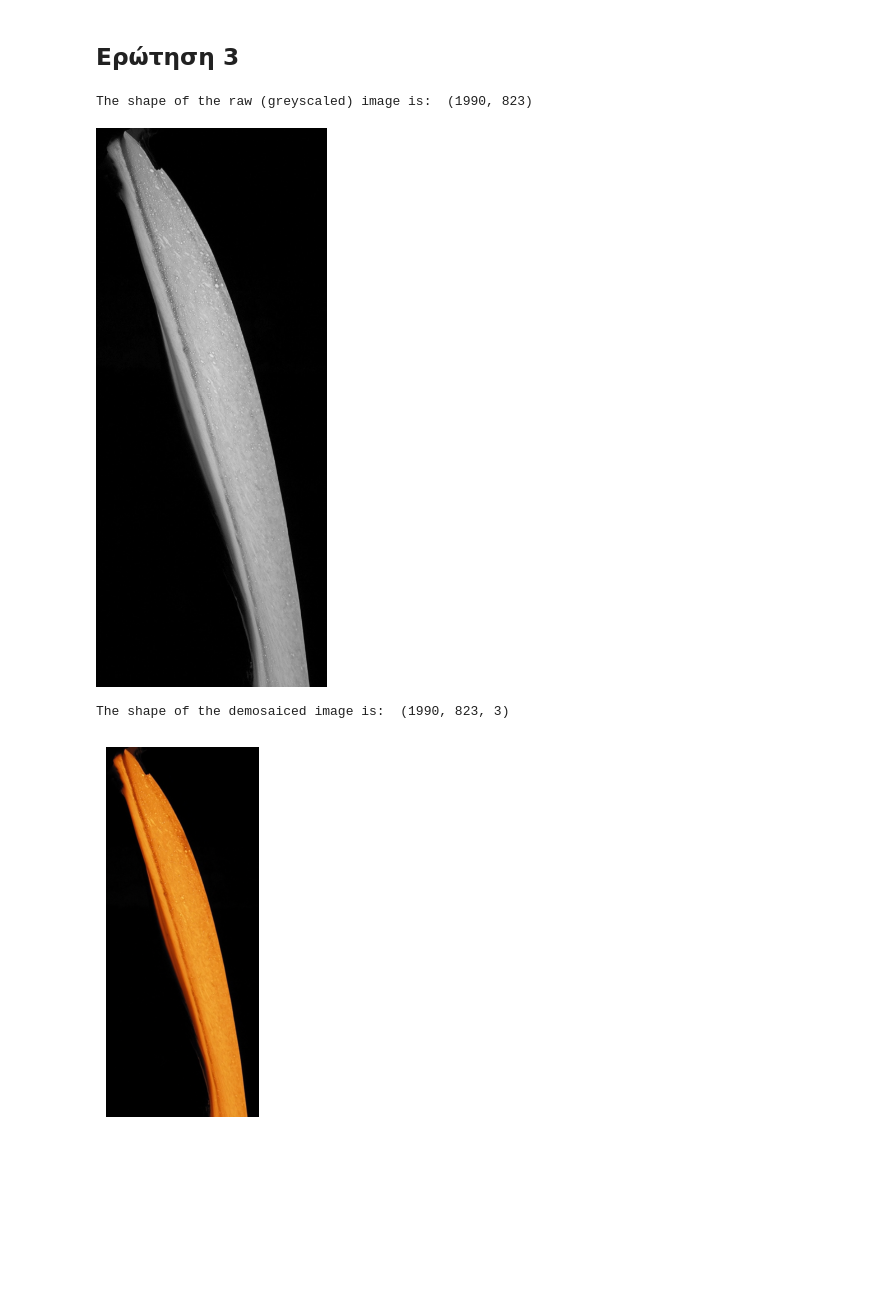
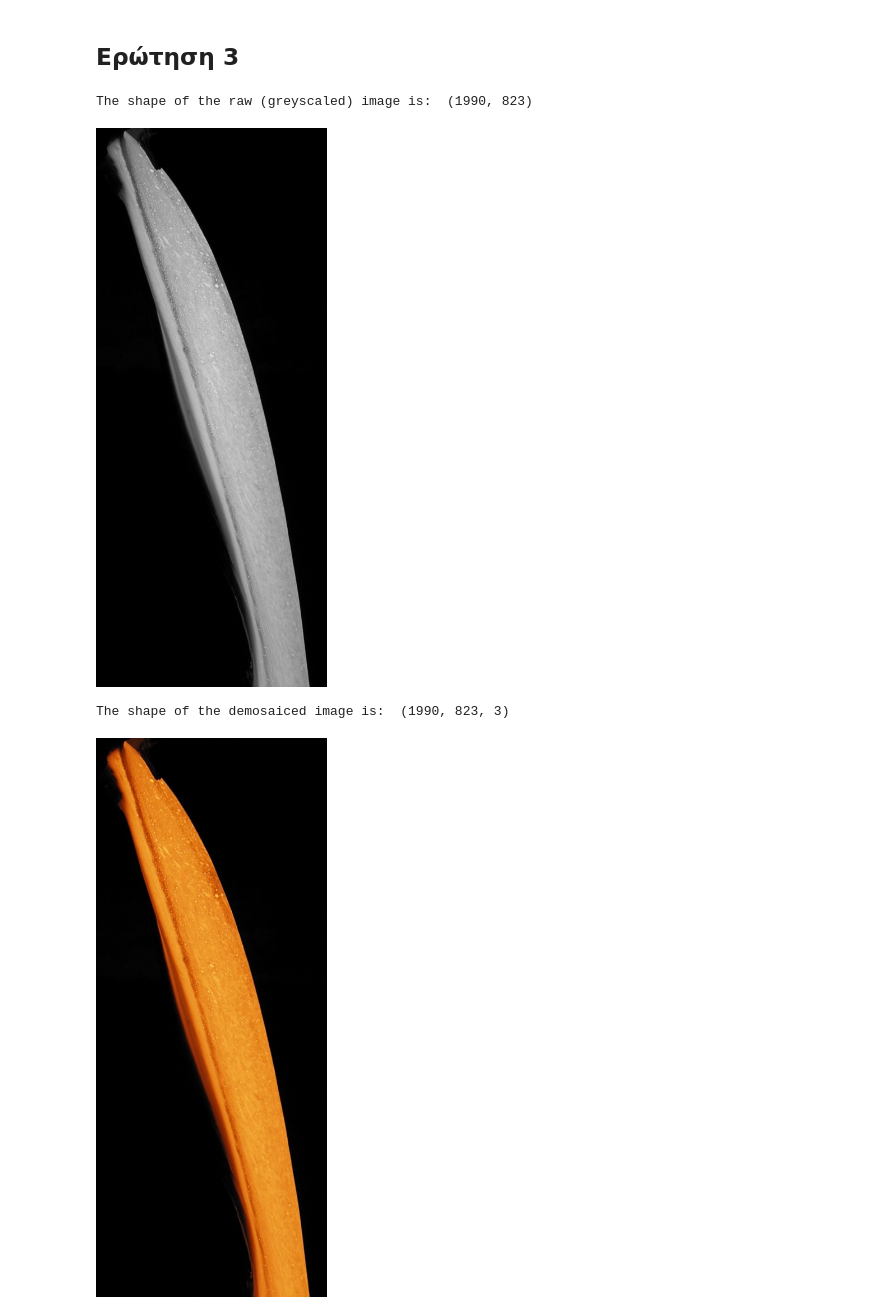
Before and after one commit to iliaxant/DIP_HW_1_HeatMap, a Jupyter notebook: DIP_HW_1.ipynb, the cells around one changed output. Drawn from its saved outputs; the diff is of its cells as text; code cells hidden in the pictures; blank space fills up the shorter version.

```diff
--- a/DIP_HW_1.ipynb
+++ b/DIP_HW_1.ipynb
@@ -34,26 +142,20 @@ print("1st Ex_folder copied successfully.")
 ## **Ερώτηση 3**
 # %%
 import cv2
-import numpy as np
 import matplotlib.pyplot as plt
 from google.colab.patches import cv2_imshow
 
-raw_image = cv2.imread('/content/1st_Ex/CFA_stream.png', cv2.IMREAD_GRAYSCALE)
+raw_image = cv2.imread('CFA_stream.png', cv2.IMREAD_GRAYSCALE)
 
 print("The shape of the raw (greyscaled) image is: ",raw_image.shape)
 cv2_imshow(raw_image)
 
-
-demosaiced_image = cv2.cvtColor(raw_image, cv2.COLOR_BayerGR2RGB)
+demosaiced_image = cv2.cvtColor(raw_image, cv2.COLOR_BayerGR2BGR)
 
 print("The shape of the demosaiced image is: ", demosaiced_image.shape)
-
-plt.figure("Demosaiced Image")
-plt.imshow(demosaiced_image)
-plt.axis('off')
-plt.show()
+cv2_imshow(demosaiced_image)
 # %% [output]
 The shape of the raw (greyscaled) image is:  (1990, 823)
 [figure]
 The shape of the demosaiced image is:  (1990, 823, 3)
-[figure, old version]
+[figure, new version]
```
Also changed, not shown: parts of 7 cells of this notebook.
